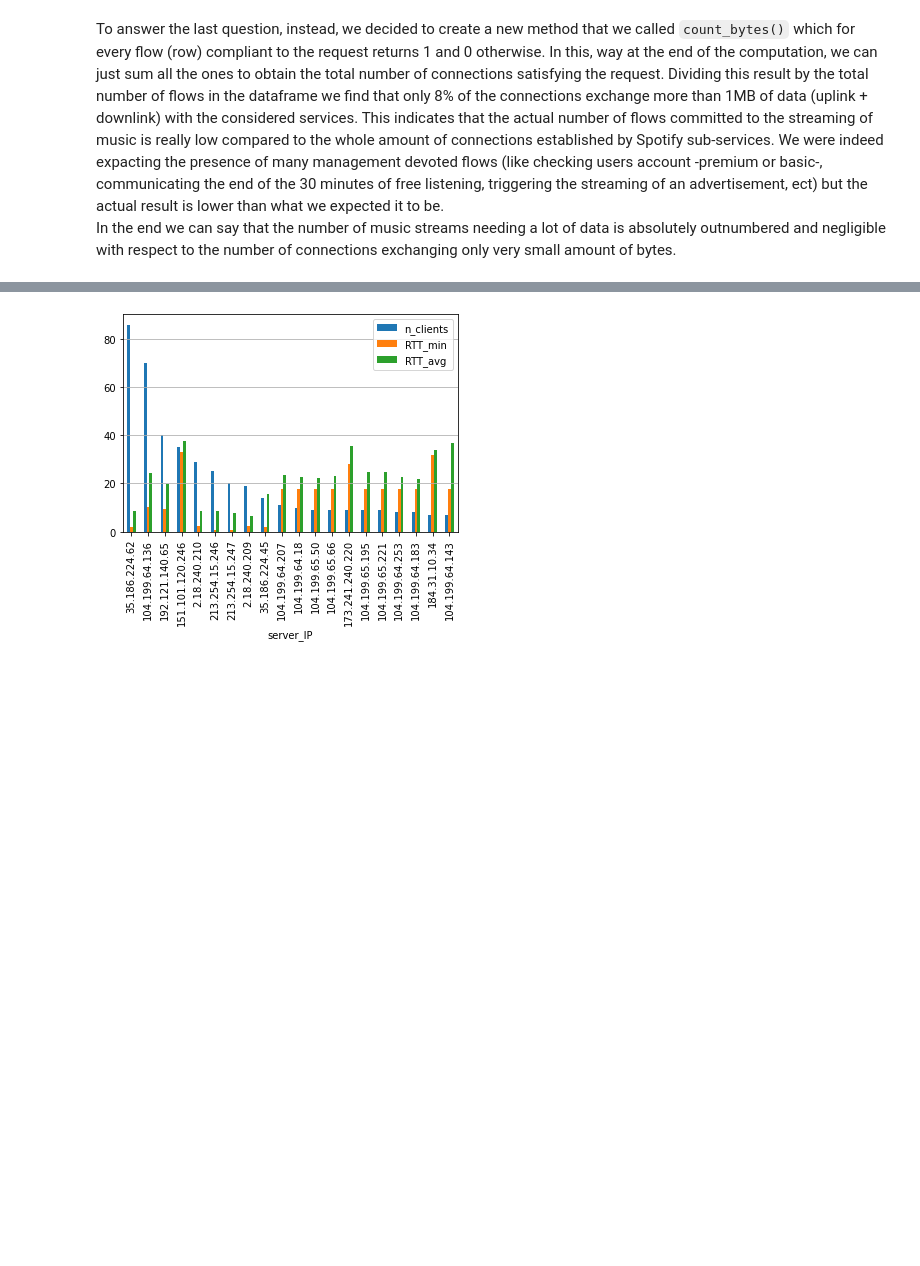
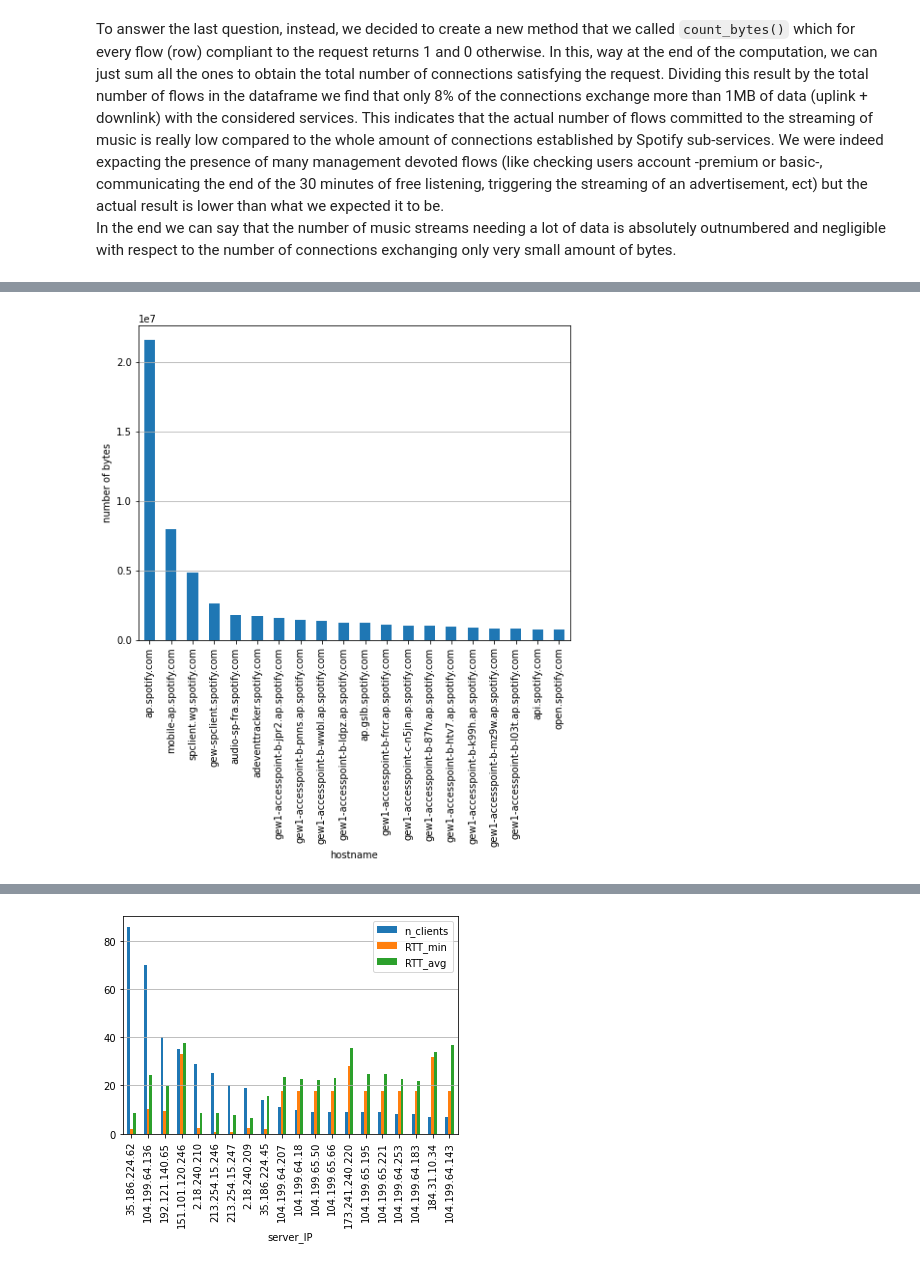
Before and after one commit to AlessioFerra/NML_Group4, a Jupyter notebook: Lab04.ipynb, the cells around one changed output, grey strips where cells are left out. Drawn from its saved outputs; the diff is of its cells as text; code cells hidden in the pictures; blank space fills up the shorter version.

```diff
--- a/Lab04.ipynb
+++ b/Lab04.ipynb
@@ -587,0 +598,10 @@ ax2.grid(axis='y')
+# %%
+# POINT 12.2.1
+a = sp_dataf.groupby(['hostname'])['c_bytes_all:9'].sum()\
+            .sort_values(ascending=False).head(20)\
+            .plot(kind='bar', figsize=(8,6), ylabel='number of bytes')
+a.grid(axis='y')
+# print(sp_dataf.groupby(['hostname'])['c_bytes_all:9'].sum()\
+#             .sort_values(ascending=False).head(20))
+# %% [output]
+[figure, added]
```
Also changed, not shown: parts of 10 cells of this notebook.
